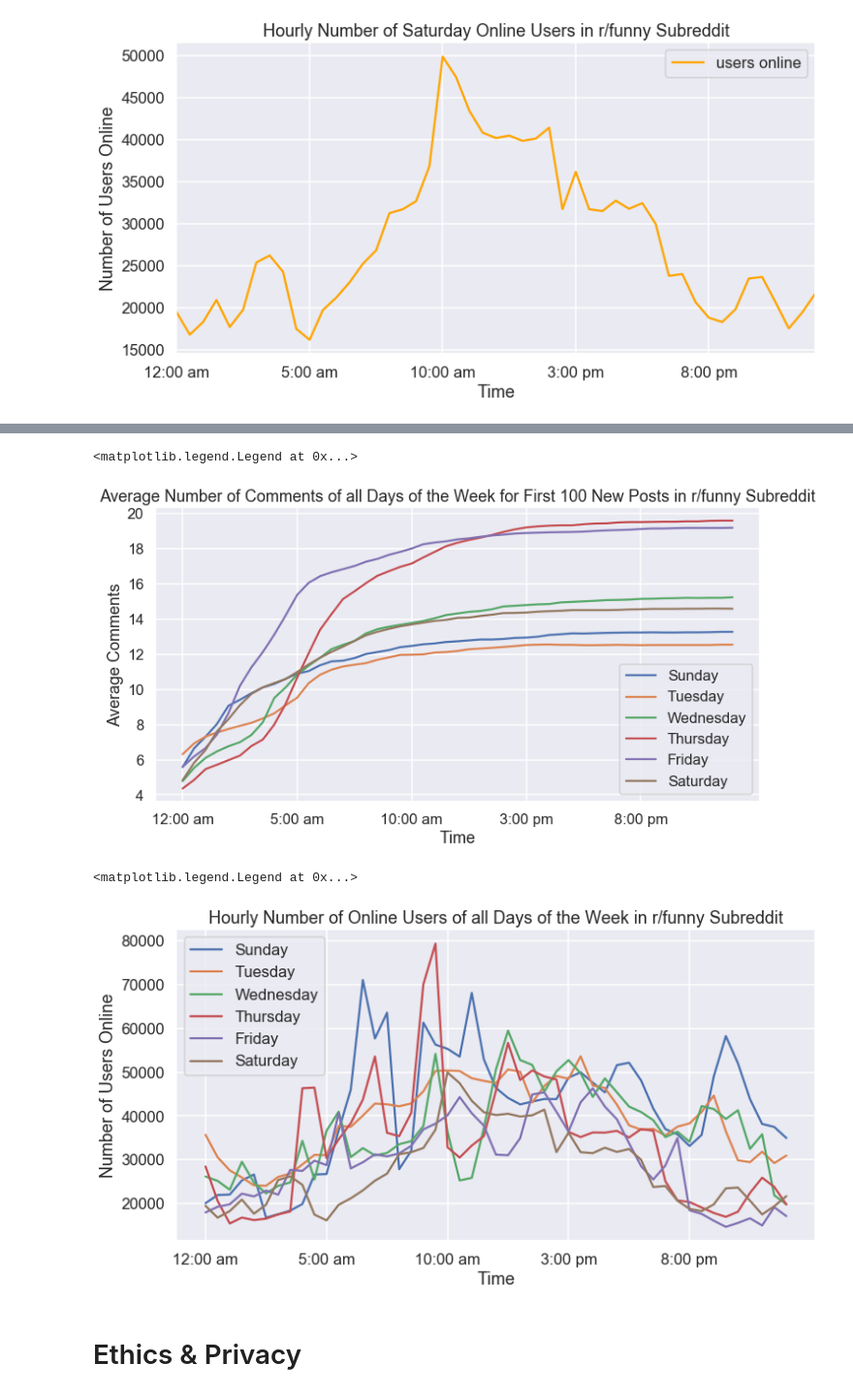
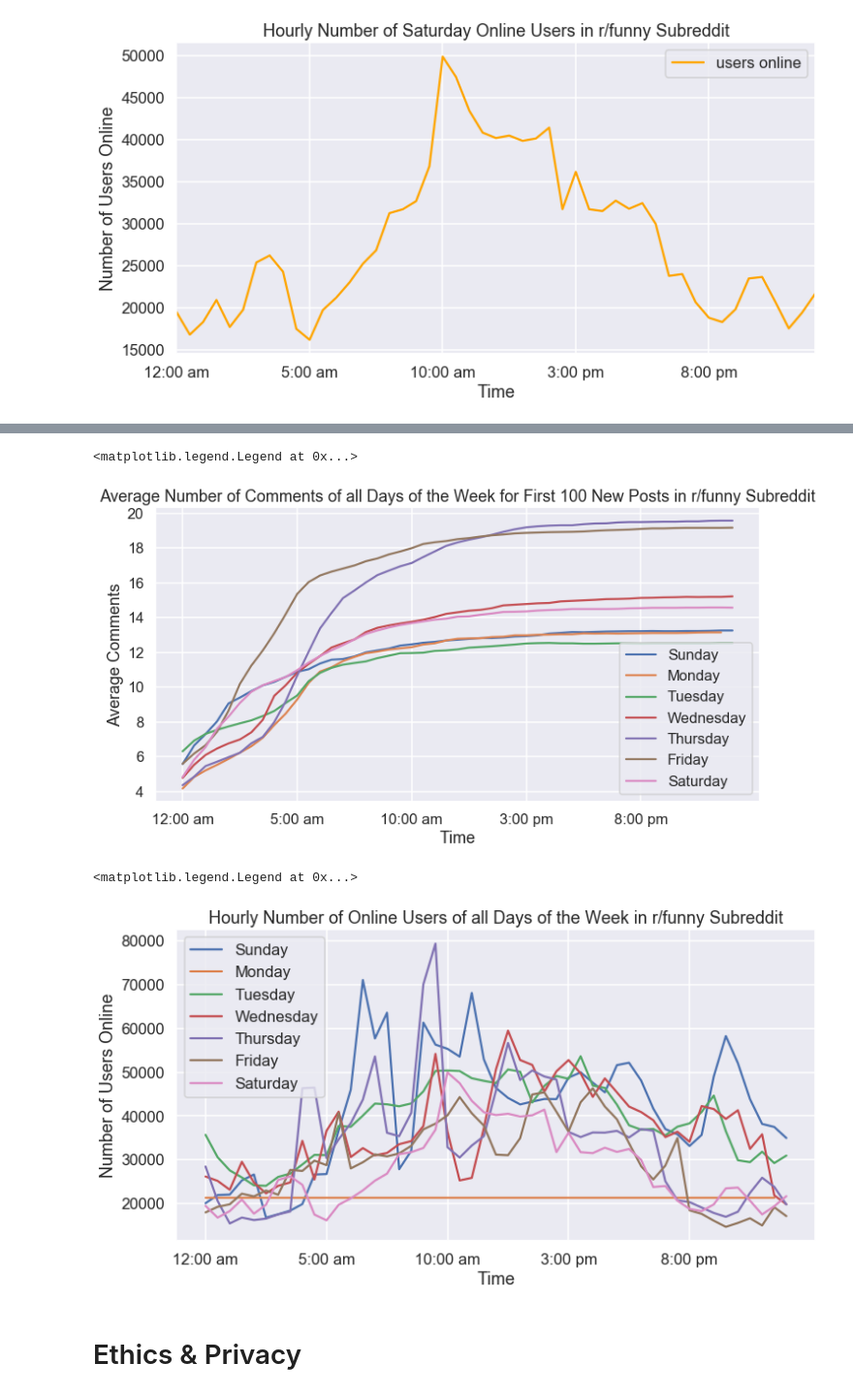
Before and after one commit to cs1212/COGS108_Reddit-Data-Analysis, a Jupyter notebook: FinalProject.ipynb, the cells around one changed output, grey strips where cells are left out. Shown at 97% size. Drawn from its saved outputs; the diff is of its cells as text; code cells hidden in the pictures.

Commit message:
added monday into combine graphs

```diff
--- a/FinalProject.ipynb
+++ b/FinalProject.ipynb
@@ -570,7 +570,7 @@ plt.legend(loc='upper left')
 # %%
 plt.figure(figsize = (12, 6))
 plt.plot(df_Sunday_mean_comments, label = 'Sunday')
-#plt.plot(df_Monday_mean_comments, label = 'Monday')
+plt.plot(df_Monday_mean_comments, label = 'Monday')
 plt.plot(df_Tuesday_mean_comments, label = 'Tuesday')
 plt.plot(df_Wednesday_mean_comments, label = 'Wednesday')
 plt.plot(df_Thursday_mean_comments, label = 'Thursday')
@@ -583,24 +583,24 @@ plt.ylabel('Average Comments')
 plt.legend(loc='lower right')
 # %% [output]
 <matplotlib.legend.Legend at 0x...>
-[figure, old version]
+[figure, new version]
 # %%
 plt.figure(figsize = (12, 6))
 plt.plot(df_Sunday_online_users, label = 'Sunday')
-#plt.plot(df_Monday_online_users, label = 'Monday')
+plt.plot(df_Monday_online_users, label = 'Monday')
 plt.plot(df_Tuesday_online_users, label = 'Tuesday')
 plt.plot(df_Wednesday_online_users, label = 'Wednesday')
 plt.plot(df_Thursday_online_users, label = 'Thursday')
 plt.plot(df_Friday_online_users, label = 'Friday')
 plt.plot(df_Saturday_online_users, label = 'Saturday')
 plt.xticks(np.arange(0, 49, 10))
 plt.title('Hourly Number of Online Users of all Days of the Week in r/funny Subreddit')
 plt.xlabel('Time')
 plt.ylabel('Number of Users Online')
 plt.legend(loc='upper left')
 # %% [output]
 <matplotlib.legend.Legend at 0x...>
-[figure, old version]
+[figure, new version]
 # %% [markdown]
 # Ethics & Privacy
 # %% [markdown]
```
Also changed, not shown: parts of 1 cell of this notebook.
